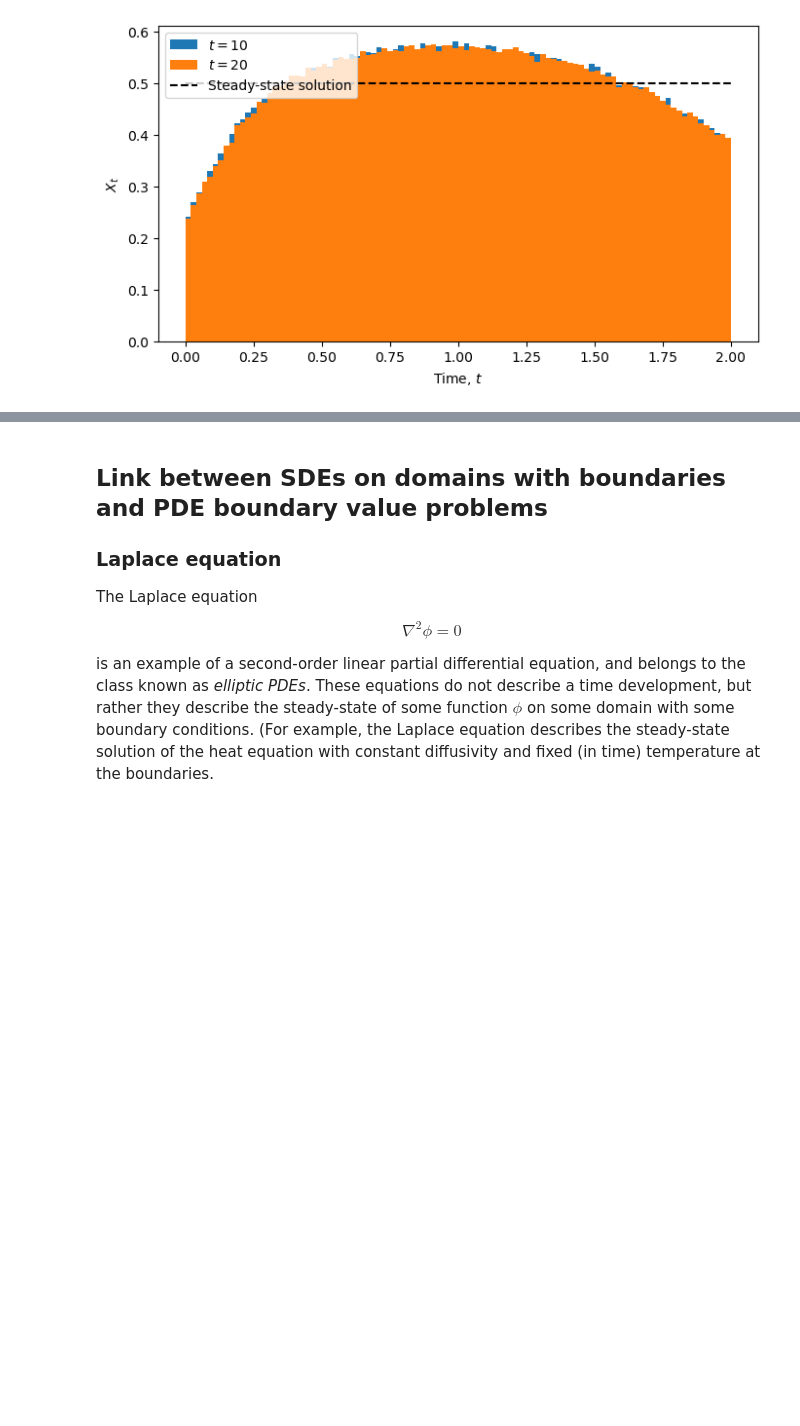
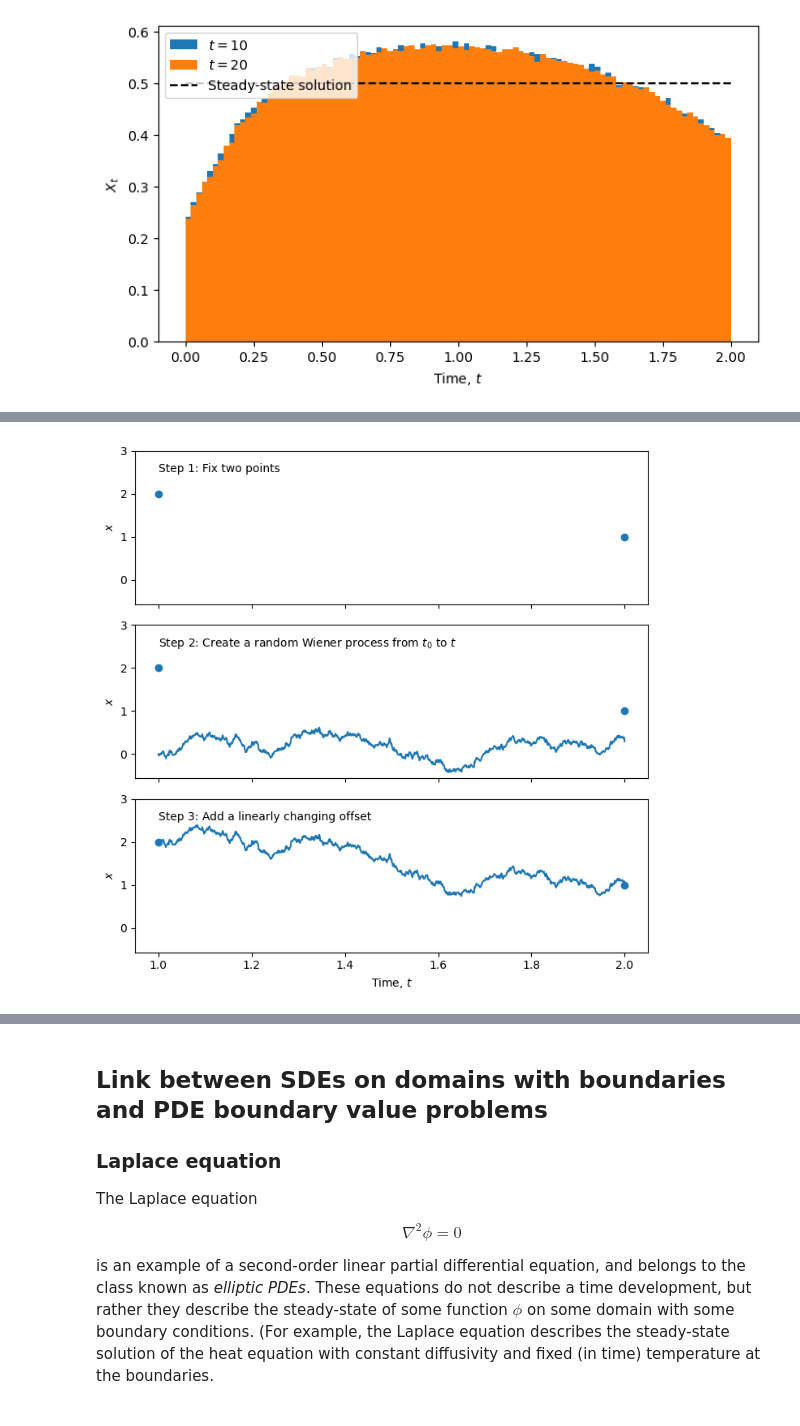
Before and after one commit to nordam/FY8503, a Jupyter notebook: notebooks/06 - Boundary conditions.ipynb, the cells around one changed output, grey strips where cells are left out. Cells and saved outputs as stored; diff of their text form; code cells hidden in the pictures; blank space fills up the shorter version.

```diff
--- a/notebooks/06 - Boundary conditions.ipynb
+++ b/notebooks/06 - Boundary conditions.ipynb
@@ -434,0 +446,32 @@ Personally, though, I have not found the Lépingle scheme to be more accurate th
+# %%
+fig, ax = plt.subplots(nrows=3, sharex=True, sharey=True, figsize=(7,7))
+
+x0, t0 = 2, 1
+x1, t1 = 1, 2
+
+# Plot the start and end point in all subplots
+for a in ax:
+    a.scatter([t0, t1], [x0, x1])
+    a.set_ylabel('$x$')
+
+
+# Create the Wiener process
+Nt = 1000
+W = np.concatenate([[0.0], np.cumsum(np.random.normal(loc=0, scale=np.sqrt((t1-t0)/Nt), size=Nt))])
+t = np.linspace(t0, t, Nt+1)
+
+# Plot the Wiener process
+ax[1].plot(times, W)
+
+# Plot the Wiener process with linearly increasing offset
+ax[2].plot(times, x0 + W + (x1-W[-1]-x0)*(t-t0)/(t1-t0))
+
+ax[0].text(t0, x0+0.5, 'Step 1: Fix two points')
+ax[1].text(t0, x0+0.5, 'Step 2: Create a random Wiener process from $t_0$ to $t$')
+ax[2].text(t0, x0+0.5, 'Step 3: Add a linearly changing offset')
+
+ax[0].set_ylim(ymax=x0+1)
+ax[2].set_xlabel('Time, $t$')
+plt.tight_layout()
+# %% [output]
+[figure, added]
```
Also changed, not shown: parts of 6 cells of this notebook.
